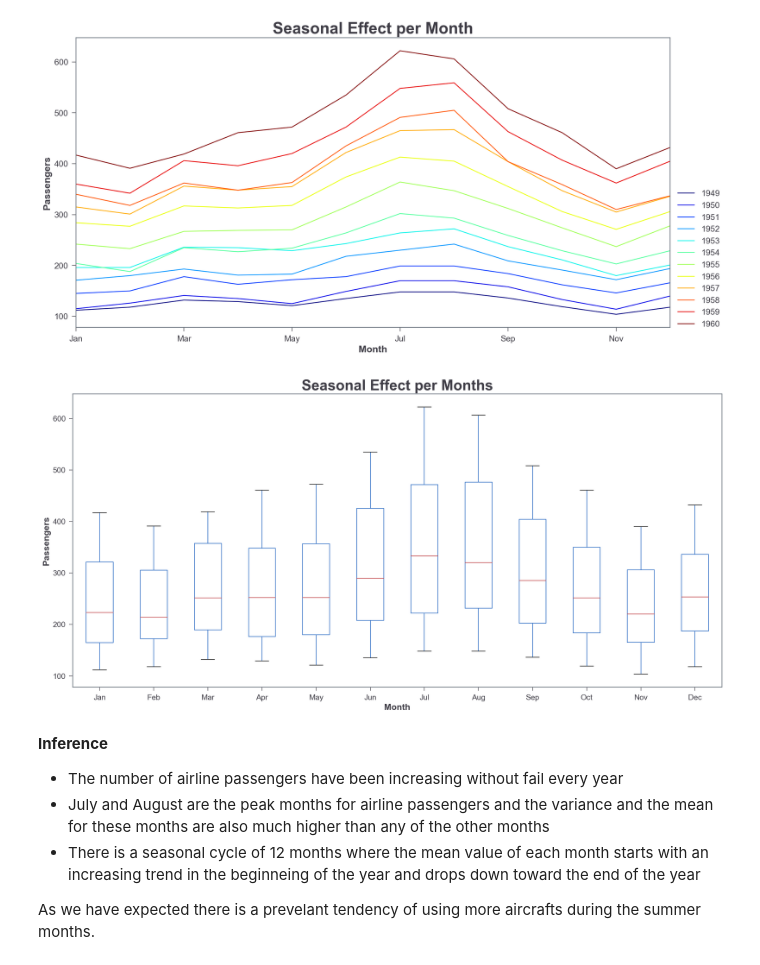
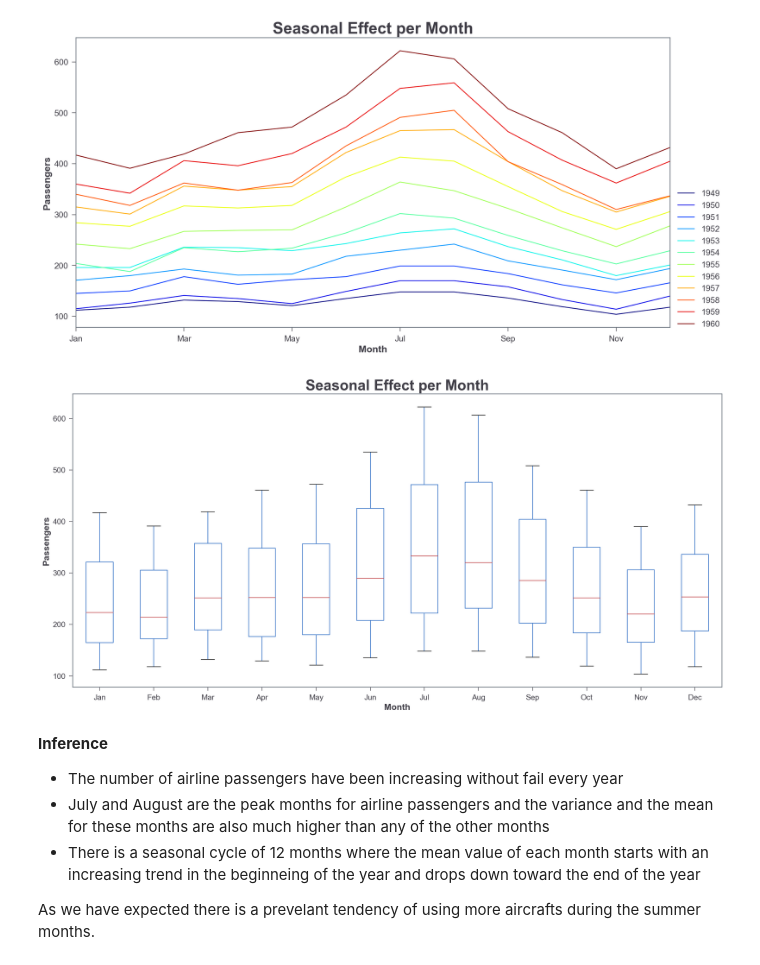
Before and after one commit to dacatay/time-series-analysis, a Jupyter notebook: 03_Decomposition.ipynb, the cells around one changed output. Drawn from its saved outputs; the diff is of its cells as text; code cells hidden in the pictures.

```diff
--- a/03_Decomposition.ipynb
+++ b/03_Decomposition.ipynb
@@ -279,32 +280,32 @@ plt.show()
 # %%
 # create new columns to DataFrame by extracting a string representing
 # the time under the control of an explicit format string
 # '%b' extracts the month in locale's abbreviated name from the index
 df = pd.read_csv('./data/passengers.csv', header=0, index_col=0, parse_dates=True, sep=';')
 df['Month'] = df.index.strftime('%b')
 df['Year'] = df.index.year
 
 # create nice axes names
 month_names = pd.date_range(start='1949-01-01', periods=12, freq='MS').strftime('%b')
 
 # reshape date
 df_piv_box = df.pivot(index='Year', columns='Month', values='n_passengers')
 
 # reindex pivot table with 'month_names'
 df_piv_box = df_piv_box.reindex(columns=month_names)
 
 # create a box plot
 fig, ax = plt.subplots();
 df_piv_box.plot(ax=ax, kind='box');
-ax.set_title('Seasonal Effect per Months', fontsize=24);
+ax.set_title('Seasonal Effect per Month', fontsize=24);
 ax.set_xlabel('Month');
 ax.set_ylabel('Passengers');
 ax.xaxis.set_ticks_position('bottom');
 fig.tight_layout();
 plt.savefig('./img/seasonal_effect_boxplot.png')
 plt.show()
 # %% [output]
-[figure, old version]
+[figure, new version]
 # %% [markdown]
 <strong>Inference</strong>
 <ul>
```
Also changed, not shown: parts of 3 cells of this notebook, 1 other file.
